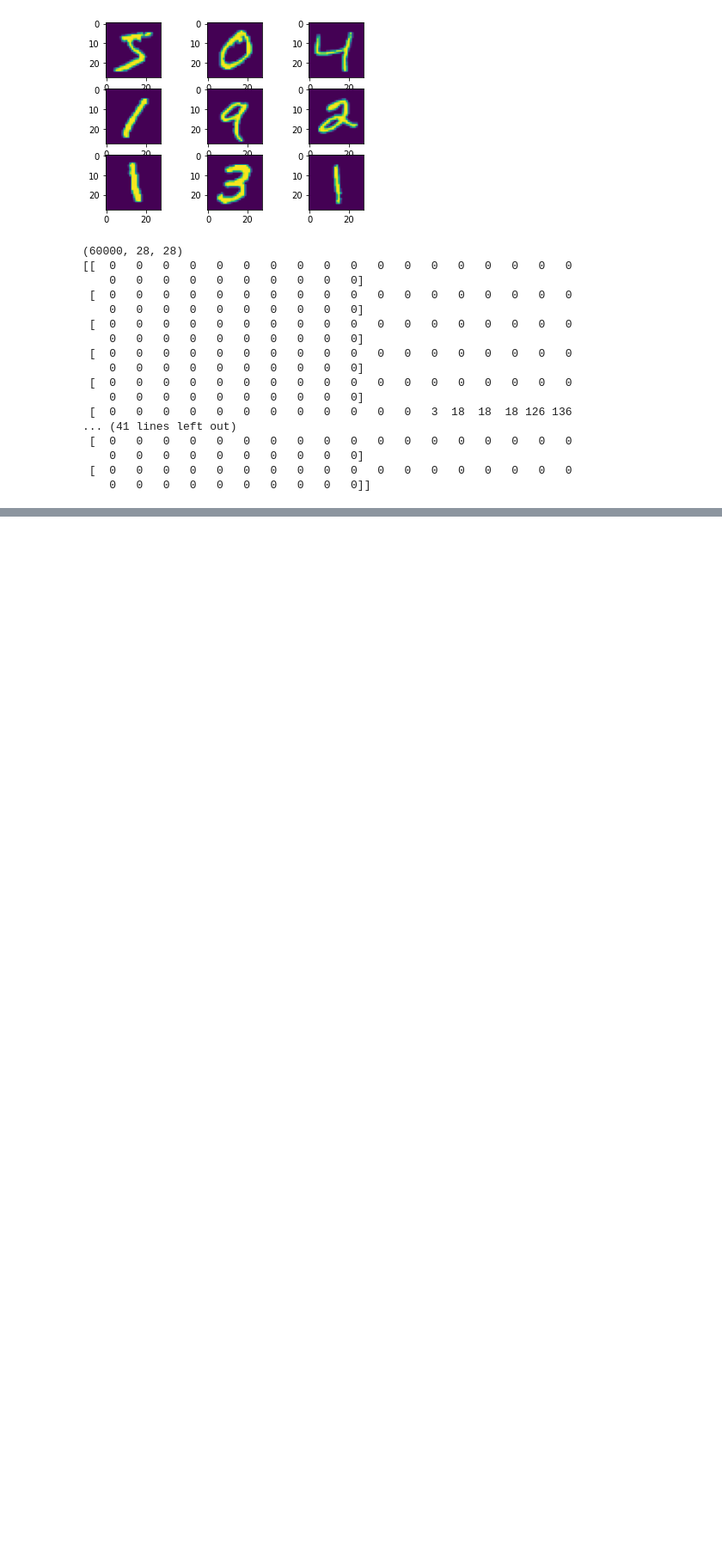
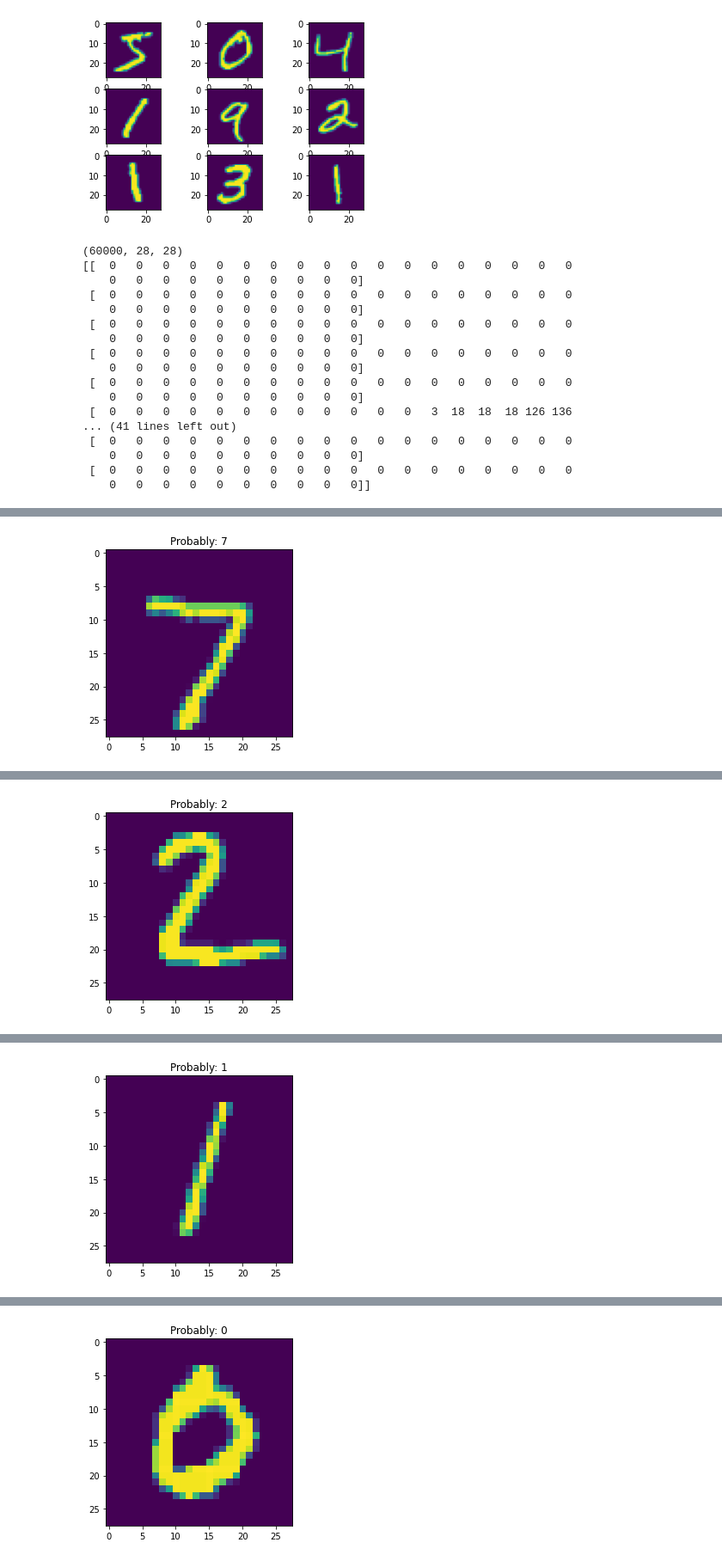
Before and after one commit to lynnemunini/MNIST-classification, a Jupyter notebook: mnist.ipynb, the cells around one changed output, grey strips where cells are left out. Shown: that part at 86% size. Saved outputs shown, nothing was run; the diff lists cells and outputs as text; code cells hidden in the pictures; blank space fills up the shorter version.

```diff
--- a/mnist.ipynb
+++ b/mnist.ipynb
@@ -75,0 +65,11 @@ print(model.evaluate(test_images,test_labels))
+# %%
+x = 0
+while x in range(9):
+    prediction = model.predict(test_images)
+    predict = np.argmax(prediction[x])
+    plt.title(f"Probably: {predict}")
+    plt.imshow(test_images[x])
+    plt.show()
+    x += 1
+# image_number
+# %% [output]
@@ -75,0 +77 @@ print(model.evaluate(test_images,test_labels))
+[figure, added]
@@ -75,0 +79 @@ print(model.evaluate(test_images,test_labels))
+[figure, added]
@@ -75,0 +81 @@ print(model.evaluate(test_images,test_labels))
+[figure, added]
@@ -75,0 +83 @@ print(model.evaluate(test_images,test_labels))
+[figure, added]
```
Also changed, not shown: parts of 8 cells of this notebook, 4 other files.
